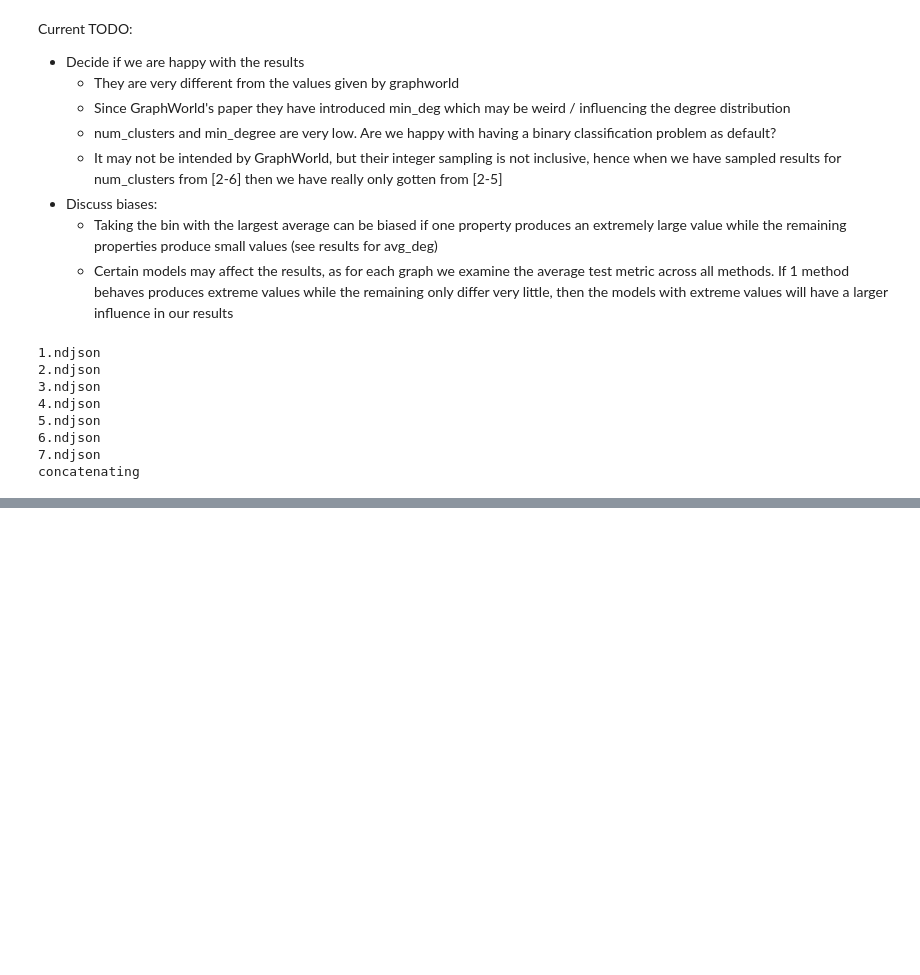
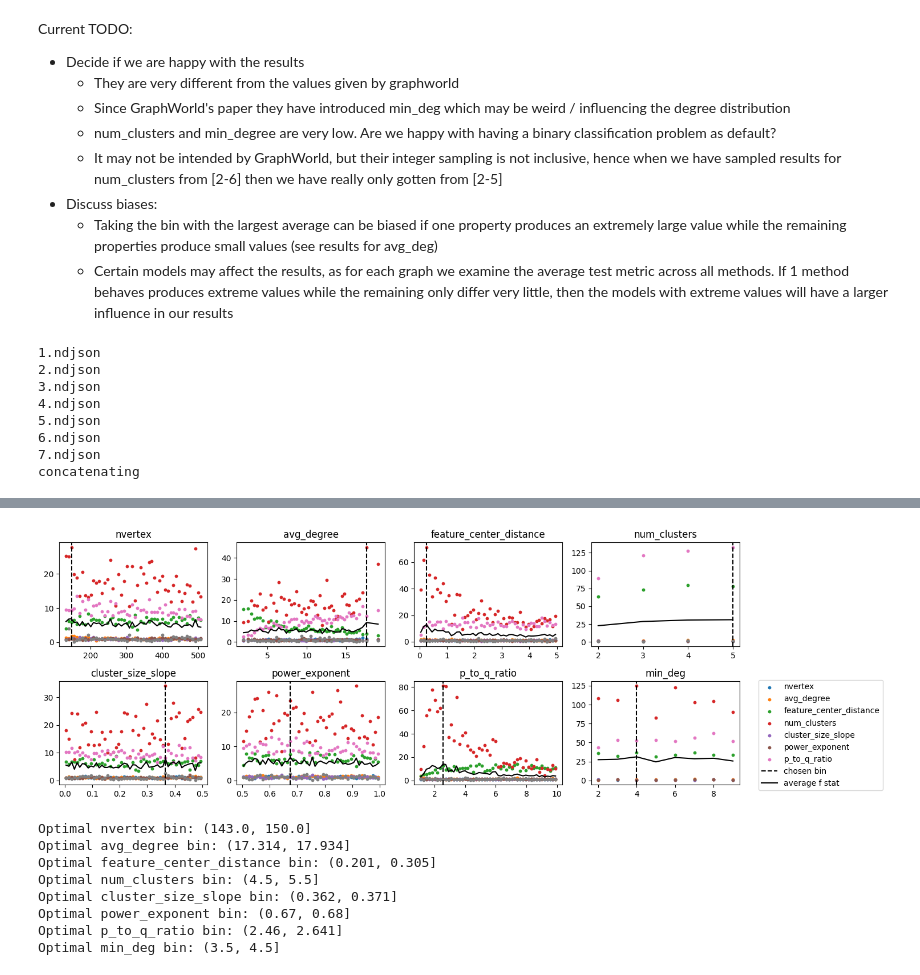
Before and after one commit to ITU-Thesis/graphworld, a Jupyter notebook: evaluation/marginal_graph_properties.ipynb, the cells around one changed output, grey strips where cells are left out. Cells and saved outputs as stored; diff of their text form; code cells hidden in the pictures; blank space fills up the shorter version.

```diff
--- a/evaluation/marginal_graph_properties.ipynb
+++ b/evaluation/marginal_graph_properties.ipynb
@@ -122,9 +127,8 @@ Ignore this section this is TODO
 # %%
-# Compute average test metric for each graph
+# Get the best average configuration per model
 TEST_METRIC = 'test_rocauc_ovr'
-df.drop([f'avg_{TEST_METRIC}'], axis=1, inplace=True)
-best_configurations = get_best_configuration_per_model(df, TEST_METRIC)
+
+df2 = df.copy()
+df2.drop([f'avg_{TEST_METRIC}'], axis=1, inplace=True)
+df2.reset_index(inplace=True)
+best_configurations = get_best_configuration_per_model(df2, TEST_METRIC)
-# %%
-for model, configuration in best_configurations.items():
-    configuration.drop([f'{model}_{TEST_METRIC}'], axis=1, inplace=True)
-    ad = 2
@@ -190,0 +135,26 @@ for k,v in results.items():
+# %%
+# Computes the average test metric of all graphs by
+# only considering the methods which has been sampled in their best configuration
+# - If no best configuration for any method has been sampled for a graph, we remove the graph from the evaluation
+df2['methods_with_best_configuration'] = 0
+df2[f'avg_{TEST_METRIC}'] = 0.0
+for model, configuration in best_configurations.items():
+    configuration.drop([f'{model}_{TEST_METRIC}'], axis=1, inplace=True, errors='ignore')
+    graphs_with_configuration = df2.merge(configuration).set_index('index')
+    df2.loc[graphs_with_configuration.index, f'avg_{TEST_METRIC}'] += \
+        df2.loc[graphs_with_configuration.index, f'{model}_{TEST_METRIC}']
+    df2.loc[graphs_with_configuration.index, 'methods_with_best_configuration'] += 1
+df2 = df2[df2['methods_with_best_configuration'] > 0]
+df2[f'avg_{TEST_METRIC}'] /= df2['methods_with_best_configuration']
+# %%
+find_default_graph_properties(df2)
+# %% [output]
+[figure, added]
+Optimal nvertex bin: (143.0, 150.0]
+Optimal avg_degree bin: (17.314, 17.934]
+Optimal feature_center_distance bin: (0.201, 0.305]
+Optimal num_clusters bin: (4.5, 5.5]
+Optimal cluster_size_slope bin: (0.362, 0.371]
+Optimal power_exponent bin: (0.67, 0.68]
+Optimal p_to_q_ratio bin: (2.46, 2.641]
+Optimal min_deg bin: (3.5, 4.5]
```
Also changed, not shown: parts of 7 cells of this notebook, 1 other file.
